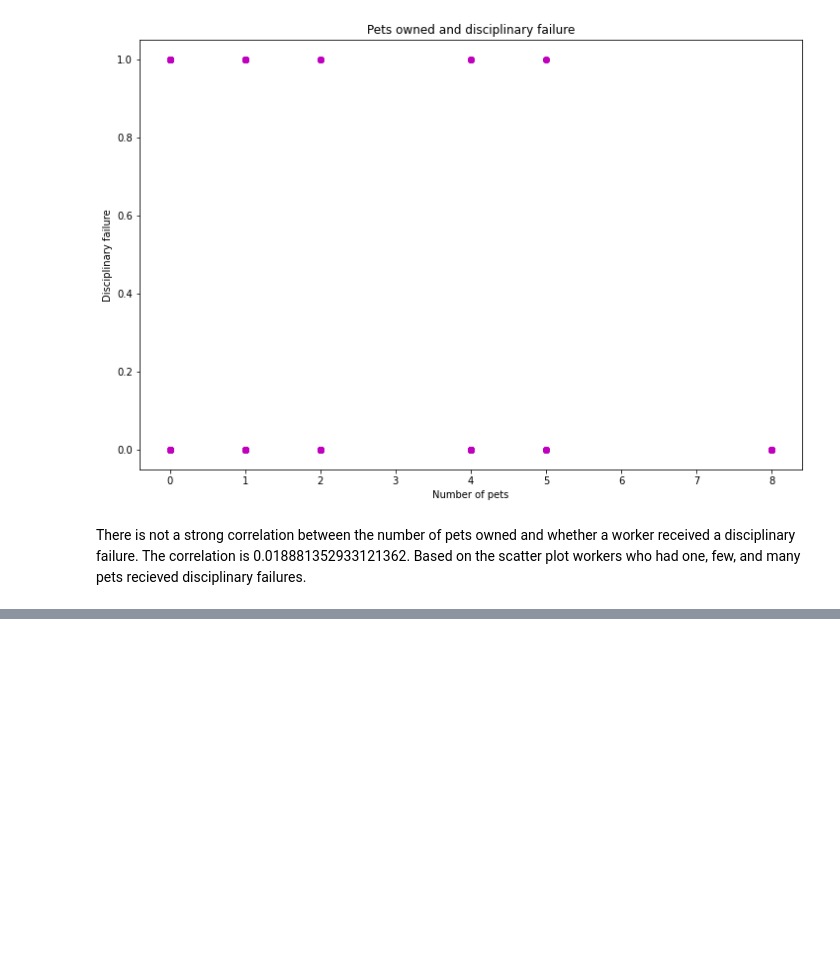
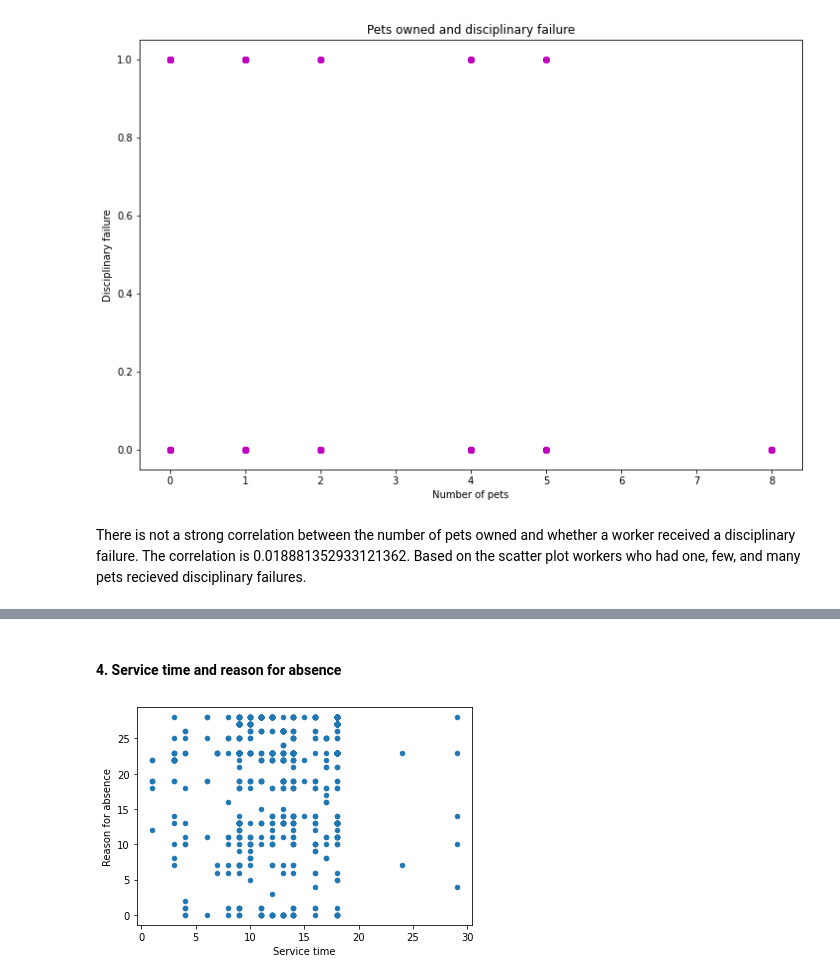
Before and after one commit to molly-rusk/correlation-trials, a Jupyter notebook: Correlation_Trials_Notebook.ipynb, the cells around one changed output, grey strips where cells are left out. Drawn from its saved outputs; the diff is of its cells as text; code cells hidden in the pictures; blank space fills up the shorter version.

```diff
--- a/Correlation_Trials_Notebook.ipynb
+++ b/Correlation_Trials_Notebook.ipynb
@@ -361,0 +481,7 @@ There is not a strong correlation between the number of pets owned and whether a
+# %% [markdown]
+#### 4. Service time and reason for absence
+# %%
+absent_data.plot.scatter(x='Service time', y='Reason for absence')
+plt.show()
+# %% [output]
+[figure, added]
```
Also changed, not shown: parts of 27 cells of this notebook.
